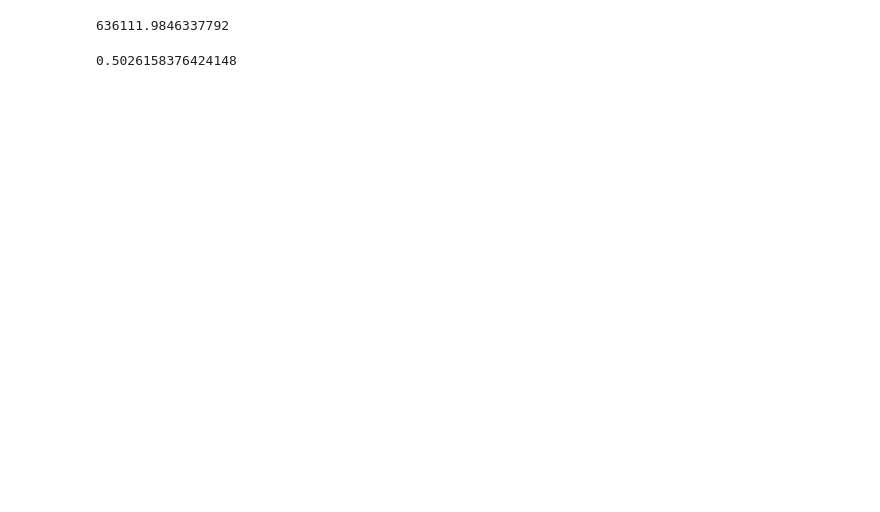
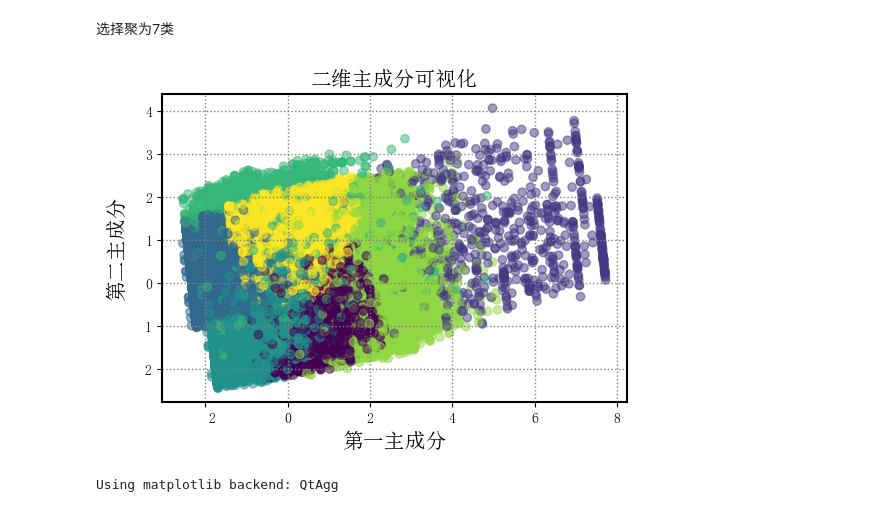
Before and after one commit to Aegis1863/10th-Statistical-Modeling-Competition, a Jupyter notebook: notebook/cluster.ipynb, the cells around one changed output. Drawn from its saved outputs; the diff is of its cells as text; code cells hidden in the pictures; blank space fills up the shorter version.

```diff
--- a/notebook/cluster.ipynb
+++ b/notebook/cluster.ipynb
@@ -33,0 +11,2 @@ data = net(torch.cat([data1, data2], dim=0).requires_grad_())
+# %%
+data = pd.read_csv('../data/customers_m1.csv')
@@ -34,7 +69,7 @@ data = net(torch.cat([data1, data2], dim=0).requires_grad_())
+# %% [markdown]
+选择聚为7类
 # %%
-# 调用k均值聚类方法
-k = 2
-kmeans = KMeans(n_clusters=k, n_init=10)
-kmeans.fit(data.detach().numpy())
+kmeans = KMeans(n_clusters=7, n_init=10)
+kmeans.fit(data.drop('客户id', axis=1))
 centers = kmeans.cluster_centers_
 labels = kmeans.labels_
@@ -44,8 +76,41 @@ db_score = davies_bouldin_score(data.detach().numpy(), labels)
-# %%
-ch_score
-# %% [output]
-636111.9846337792
-# %%
-db_score
-# %% [output]
-0.5026158376424148
+# %%
+# 初始化PCA模型，指定降维后的维度为2
+pca = PCA(n_components=2)
+
+# 对数据进行降维
+X_reduced = pca.fit_transform(data.drop('客户id', axis=1))
+
+# 可视化降维后的数据
+fig, ax = plt.subplots(figsize=(6, 4))
+plt.scatter(X_reduced[:, 0], X_reduced[:, 1], c=labels, cmap='viridis', alpha=0.5)
+plt.title('二维主成分可视化', fontsize=15)
+plt.xlabel('第一主成分', fontsize=15)
+plt.ylabel('第二主成分', fontsize=15)
+plt.grid(ls=':', color='grey', lw=1)
+for spine in ax.spines.values():
+    spine.set_linewidth(1.5)
+plt.show()
+# %% [output]
+[figure, added]
+# %%
+%matplotlib auto
+# 初始化PCA模型，指定降维后的维度为3
+pca = PCA(n_components=3)
+
+# 对数据进行降维
+X_reduced = pca.fit_transform(data.drop('客户id', axis=1))
+
+# 可视化降维后的数据，并根据聚类结果上色
+fig = plt.figure(figsize=(12, 6))
+ax = fig.add_subplot(111, projection='3d')
+for label in range(k):
+    ax.scatter(X_reduced[labels == label, 0], X_reduced[labels == label, 1], X_reduced[labels == label, 2], label=f'Cluster {label+1}')
+ax.set_title('PCA可视化', fontsize=15)
+# 旋转坐标轴标签的方向
+ax.view_init(elev=40, azim=30)
+ax.set_xlabel('第一主成分', fontsize=15)
+ax.set_ylabel('第二主成分', fontsize=15)
+ax.set_zlabel('第三主成分', fontsize=15)
+plt.show(block = True)
+# %% [output]
+Using matplotlib backend: QtAgg
```
Also changed, not shown: parts of 9 cells of this notebook, 17 other files.
